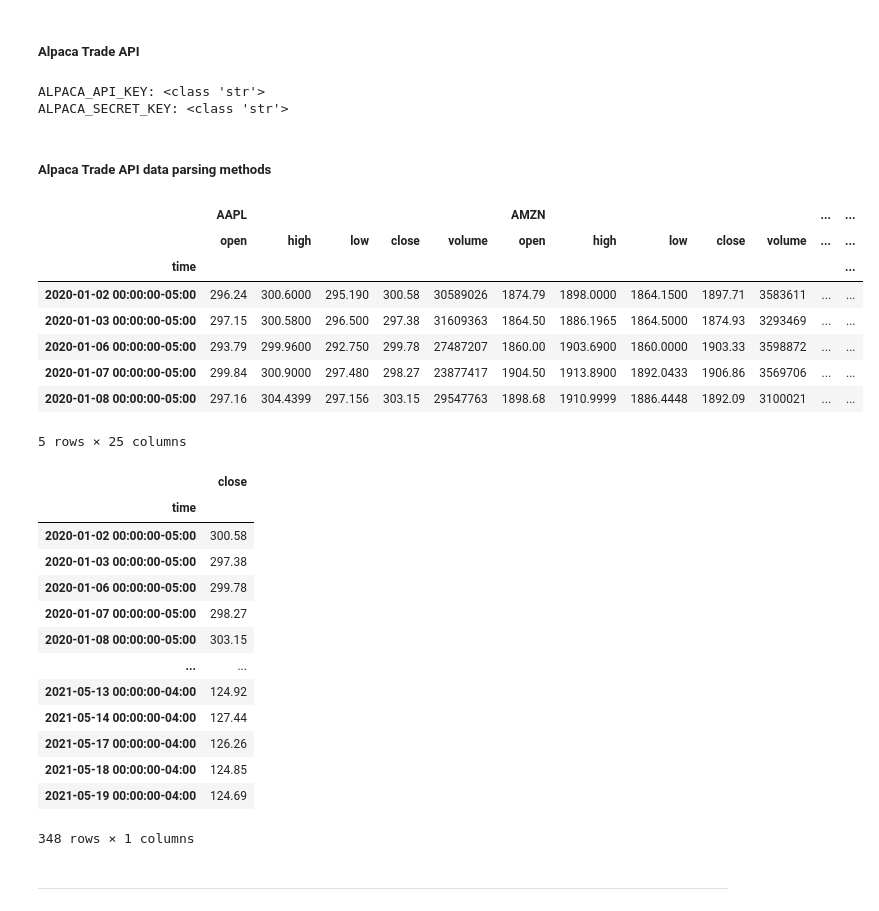
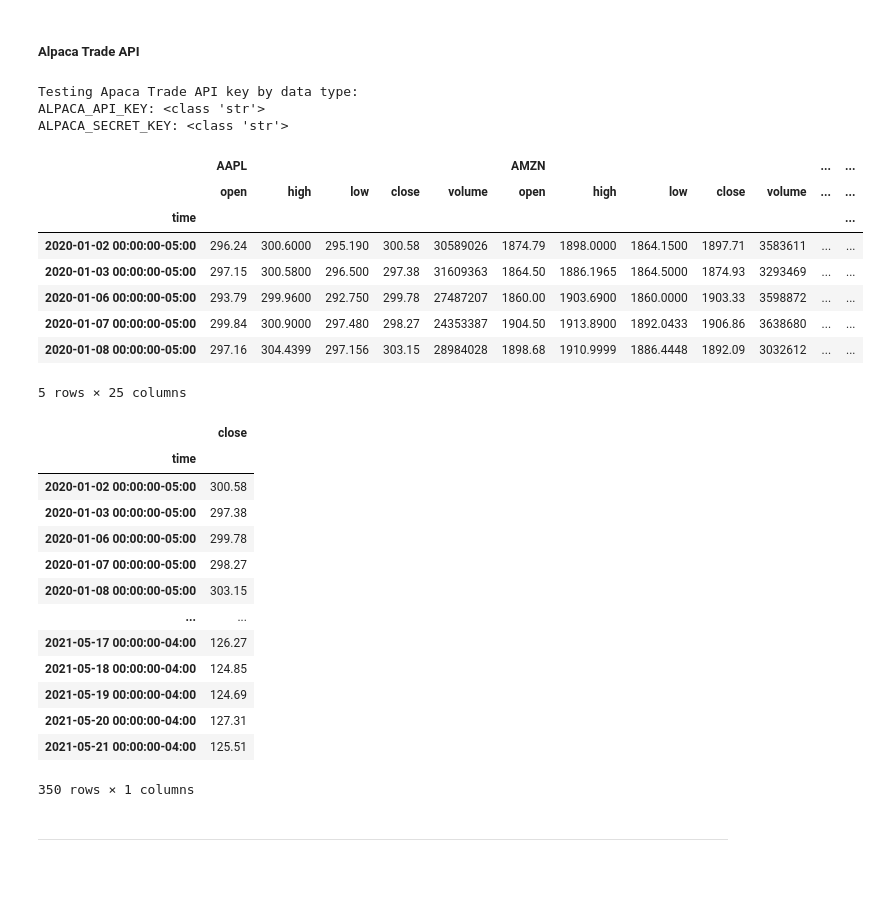
Before and after one commit to illyanyc/fin-tracker, a Jupyter notebook: technicals.ipynb, the cells around one changed output. Cells and saved outputs as stored; diff of their text form; code cells hidden in the pictures; blank space fills up the shorter version.

```diff
--- a/technicals.ipynb
+++ b/technicals.ipynb
@@ -87,15 +70,0 @@ alpaca_secret_key = os.getenv("ALPACA_SECRET_KEY")
-# %%
-print(f"ALPACA_API_KEY: {type(alpaca_api_key)}")
-print(f"ALPACA_SECRET_KEY: {type(alpaca_secret_key)}")
-# %% [output]
-ALPACA_API_KEY: <class 'str'>
-ALPACA_SECRET_KEY: <class 'str'>
-# %%
-# create the Alpaca API object
-api = tradeapi.REST(
-    alpaca_api_key,
-    alpaca_secret_key,
-    api_version = "v2"
-)
-# %% [markdown]
-##### Alpaca Trade API data parsing methods
@@ -156,16 +71,19 @@ def ohlcv_alpaca(tickers: list or DataFrame ,
 # %%
-ohlcv = ohlcv_alpaca(['FB','AAPL','AMZN','NFLX','GOOG'])
+ohlcv = api.ohlcv(['FB','AAPL','AMZN','NFLX','GOOG'])
 ohlcv.head()
 # %% [output]
+Testing Apaca Trade API key by data type:
+ALPACA_API_KEY: <class 'str'>
+ALPACA_SECRET_KEY: <class 'str'>
 |  | AAPL |  |  |  |  | AMZN |  |  |  |  | ... | ... |
 |  | open | high | low | close | volume | open | high | low | close | volume | ... | ... |
 | time |  |  |  |  |  |  |  |  |  |  |  | ... |
 | 2020-01-02 00:00:00-05:00 | 296.24 | 300.6000 | 295.190 | 300.58 | 30589026 | 1874.79 | 1898.0000 | 1864.1500 | 1897.71 | 3583611 | ... | ... |
 | 2020-01-03 00:00:00-05:00 | 297.15 | 300.5800 | 296.500 | 297.38 | 31609363 | 1864.50 | 1886.1965 | 1864.5000 | 1874.93 | 3293469 | ... | ... |
 | 2020-01-06 00:00:00-05:00 | 293.79 | 299.9600 | 292.750 | 299.78 | 27487207 | 1860.00 | 1903.6900 | 1860.0000 | 1903.33 | 3598872 | ... | ... |
-| 2020-01-07 00:00:00-05:00 | 299.84 | 300.9000 | 297.480 | 298.27 | 23877417 | 1904.50 | 1913.8900 | 1892.0433 | 1906.86 | 3569706 | ... | ... |
-| 2020-01-08 00:00:00-05:00 | 297.16 | 304.4399 | 297.156 | 303.15 | 29547763 | 1898.68 | 1910.9999 | 1886.4448 | 1892.09 | 3100021 | ... | ... |
+| 2020-01-07 00:00:00-05:00 | 299.84 | 300.9000 | 297.480 | 298.27 | 24353387 | 1904.50 | 1913.8900 | 1892.0433 | 1906.86 | 3638680 | ... | ... |
+| 2020-01-08 00:00:00-05:00 | 297.16 | 304.4399 | 297.156 | 303.15 | 28984028 | 1898.68 | 1910.9999 | 1886.4448 | 1892.09 | 3032612 | ... | ... |
-5 rows × 25 columns
+5 rows × 25 columns
 # %%
 # Test technical analysis class method
 stocks = TechnicalAnalysis(ohlcv)
@@ -179,12 +97,12 @@ stocks.close(ticker=stocks.tickers()[0])
 | 2020-01-07 00:00:00-05:00 | 298.27 |
 | 2020-01-08 00:00:00-05:00 | 303.15 |
 | ... | ... |
-| 2021-05-13 00:00:00-04:00 | 124.92 |
-| 2021-05-14 00:00:00-04:00 | 127.44 |
-| 2021-05-17 00:00:00-04:00 | 126.26 |
+| 2021-05-17 00:00:00-04:00 | 126.27 |
 | 2021-05-18 00:00:00-04:00 | 124.85 |
 | 2021-05-19 00:00:00-04:00 | 124.69 |
+| 2021-05-20 00:00:00-04:00 | 127.31 |
+| 2021-05-21 00:00:00-04:00 | 125.51 |
-348 rows × 1 columns
+350 rows × 1 columns
 # %% [markdown]
 ---
 # %% [markdown]
```
Also changed, not shown: parts of 13 cells of this notebook, 3 other files.
